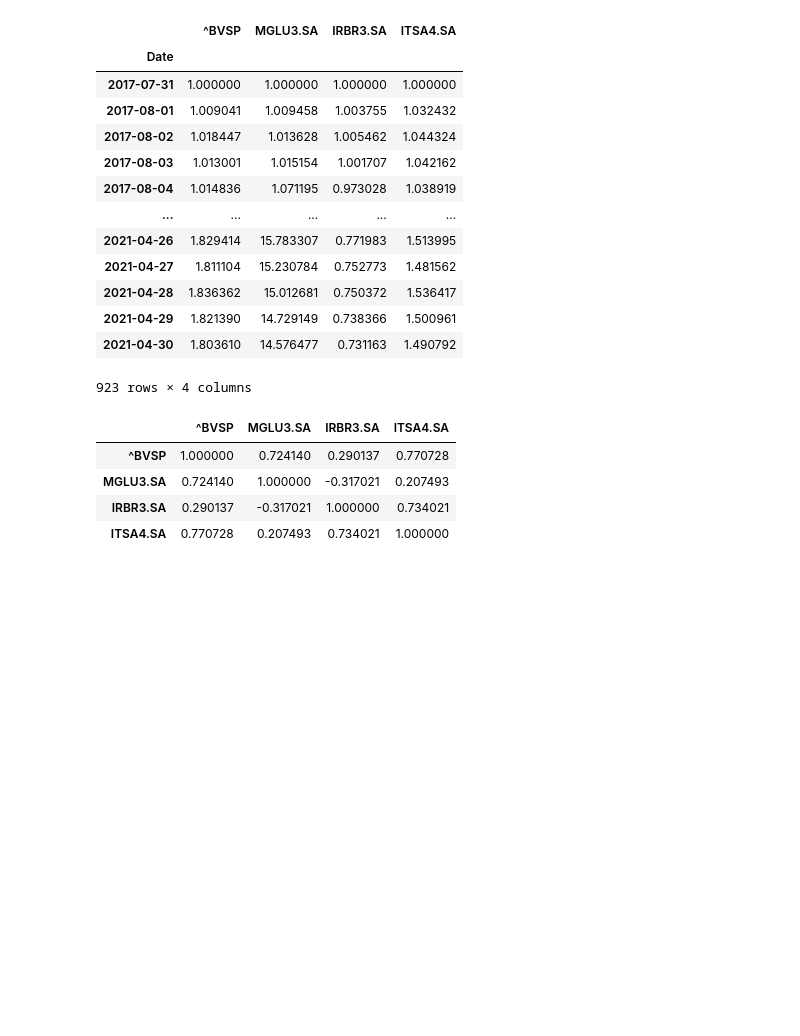
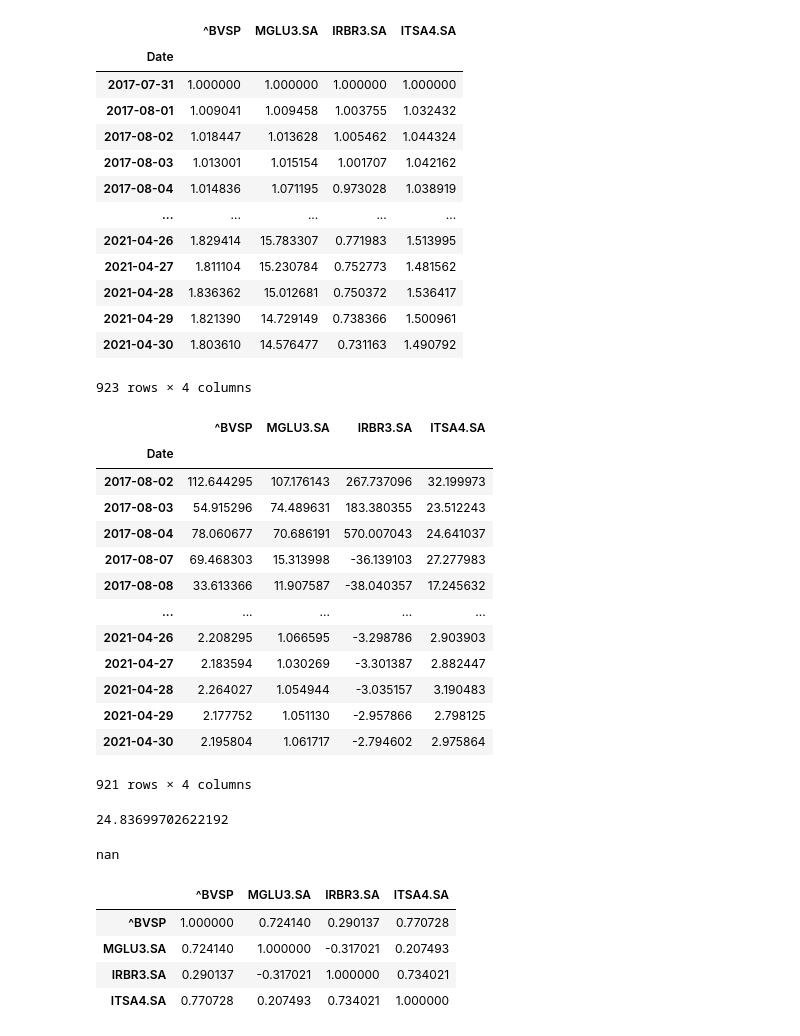
Before and after one commit to emersonsoaressc/economics, a Jupyter notebook: Analise_carteira_project.ipynb, the cells around one changed output. Saved outputs shown, nothing was run; the diff lists cells and outputs as text; code cells hidden in the pictures; blank space fills up the shorter version.

```diff
--- a/Analise_carteira_project.ipynb
+++ b/Analise_carteira_project.ipynb
@@ -67,6 +67,37 @@ df_norm
 | 2021-04-29 | 1.821390 | 14.729149 | 0.738366 | 1.500961 |
 | 2021-04-30 | 1.803610 | 14.576477 | 0.731163 | 1.490792 |
 923 rows × 4 columns
+# %%
+retorno_ativos = (df_norm/(df_norm.shift(1) - 1)).dropna()
+retorno_ativos = retorno_ativos[1:]
+retorno_ativos
+# %% [output]
+|  | ^BVSP | MGLU3.SA | IRBR3.SA | ITSA4.SA |
+| Date |  |  |  |  |
+| 2017-08-02 | 112.644295 | 107.176143 | 267.737096 | 32.199973 |
+| 2017-08-03 | 54.915296 | 74.489631 | 183.380355 | 23.512243 |
+| 2017-08-04 | 78.060677 | 70.686191 | 570.007043 | 24.641037 |
+| 2017-08-07 | 69.468303 | 15.313998 | -36.139103 | 27.277983 |
+| 2017-08-08 | 33.613366 | 11.907587 | -38.040357 | 17.245632 |
+| ... | ... | ... | ... | ... |
+| 2021-04-26 | 2.208295 | 1.066595 | -3.298786 | 2.903903 |
+| 2021-04-27 | 2.183594 | 1.030269 | -3.301387 | 2.882447 |
+| 2021-04-28 | 2.264027 | 1.054944 | -3.035157 | 3.190483 |
+| 2021-04-29 | 2.177752 | 1.051130 | -2.957866 | 2.798125 |
+| 2021-04-30 | 2.195804 | 1.061717 | -2.794602 | 2.975864 |
+921 rows × 4 columns
+# %%
+var = retorno_ativos['MGLU3.SA'].var()
+var
+# %% [output]
+24.83699702622192
+# %%
+
+for i in retorno_ativos.columns:
+    variancia = retorno_ativos[f'{i}'].var()
+variancia
+# %% [output]
+nan
 # %%
 benchmark = pd.DataFrame(df_norm['^BVSP'])
 carteira = df_norm.drop(columns='^BVSP')
```
Also changed, not shown: parts of 3 cells of this notebook, 1 other file.
